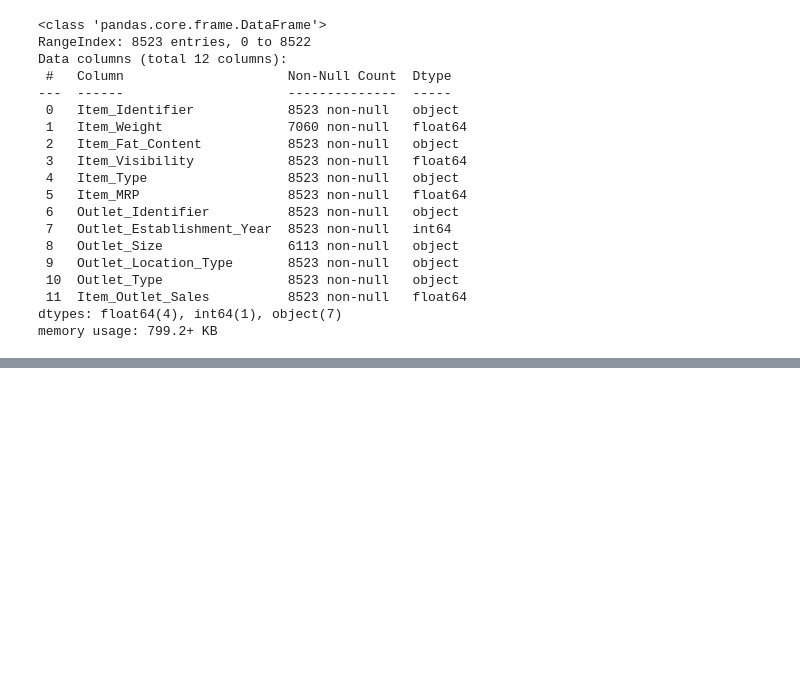
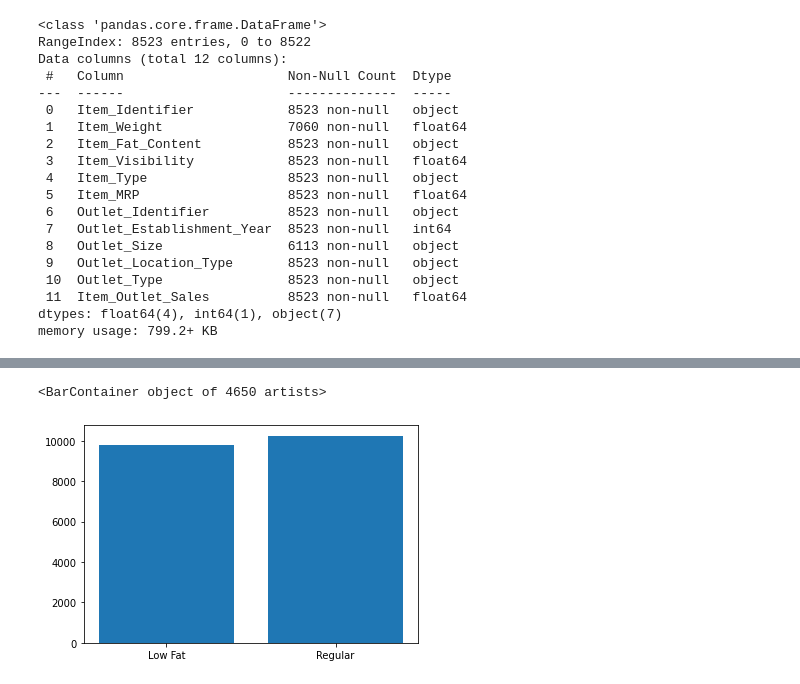
Before and after one commit to cheesecakephobia/food-sales-prediction, a Jupyter notebook: Data_cleaning.ipynb, the cells around one changed output, grey strips where cells are left out. Cells and saved outputs as stored; diff of their text form; code cells hidden in the pictures; blank space fills up the shorter version.

```diff
--- a/Data_cleaning.ipynb
+++ b/Data_cleaning.ipynb
@@ -62,0 +80,5 @@ sales_prediction.sort_values(by=['Item_Outlet_Sales'], ascending=False).tail(1)
+# %%
+plt.bar(fat_content, total_sales)
+# %% [output]
+<BarContainer object of 4650 artists>
+[figure, added]
```
Also changed, not shown: parts of 15 cells of this notebook.
